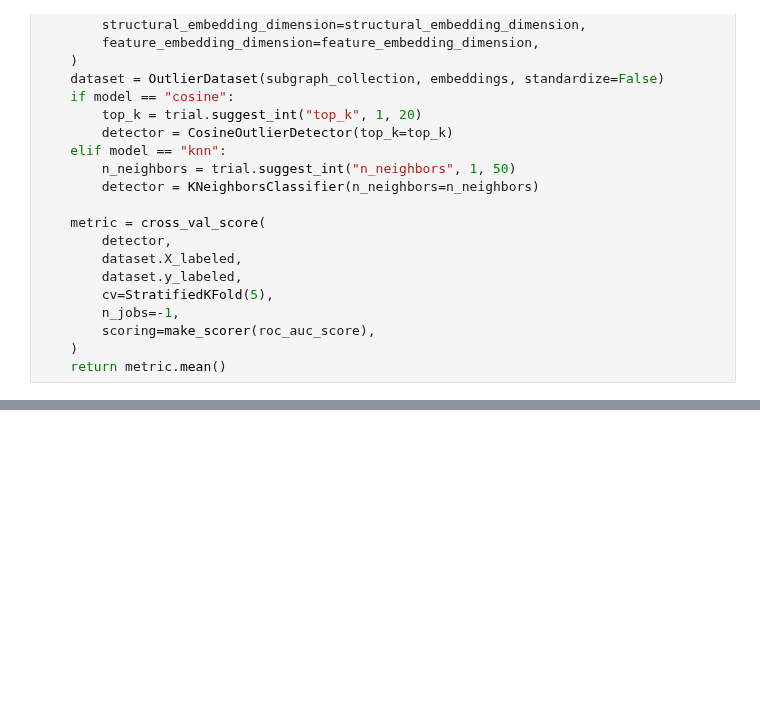
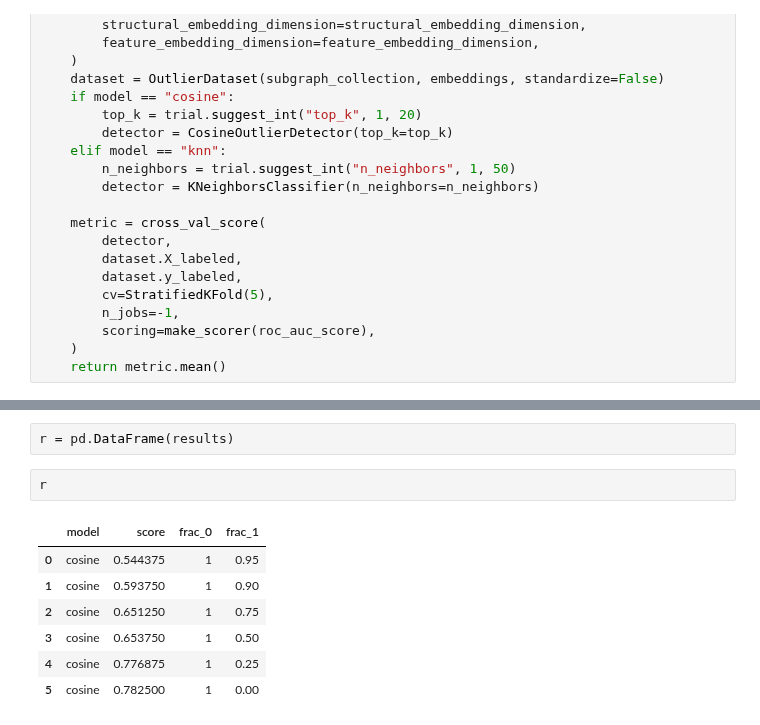
Before and after one commit to ashdehghan/NEExT, a Jupyter notebook: experiments/outlier_in_Neighborhood.ipynb, the cells around one changed output, grey strips where cells are left out. Saved outputs shown, nothing was run; the diff lists cells and outputs as text; blank space fills up the shorter version.

```diff
--- a/experiments/outlier_in_Neighborhood.ipynb
+++ b/experiments/outlier_in_Neighborhood.ipynb
@@ -136,0 +146,12 @@ print(score)
+# %%
+r = pd.DataFrame(results)
+# %%
+r
+# %% [output]
+|  | model | score | frac_0 | frac_1 |
+| 0 | cosine | 0.544375 | 1 | 0.95 |
+| 1 | cosine | 0.593750 | 1 | 0.90 |
+| 2 | cosine | 0.651250 | 1 | 0.75 |
+| 3 | cosine | 0.653750 | 1 | 0.50 |
+| 4 | cosine | 0.776875 | 1 | 0.25 |
+| 5 | cosine | 0.782500 | 1 | 0.00 |
```
Also changed, not shown: parts of 4 cells of this notebook.
